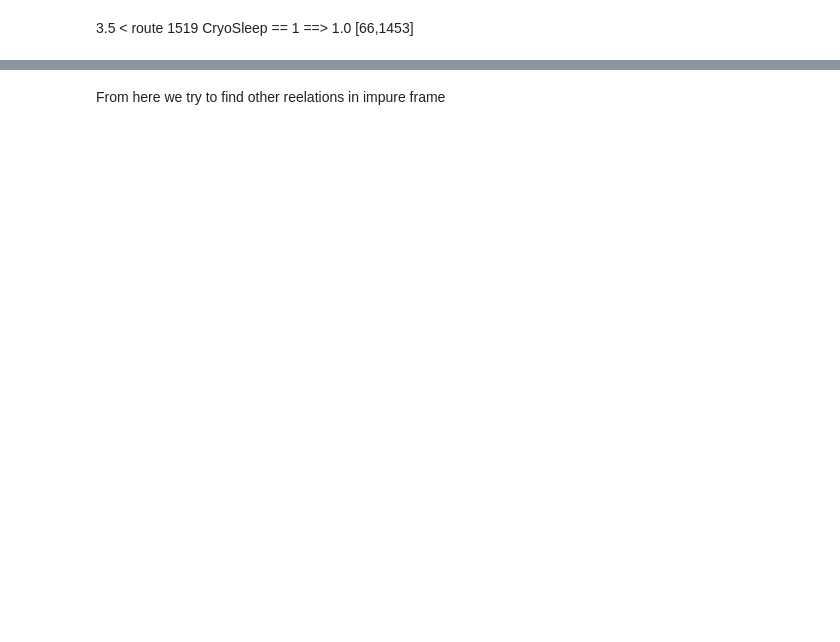
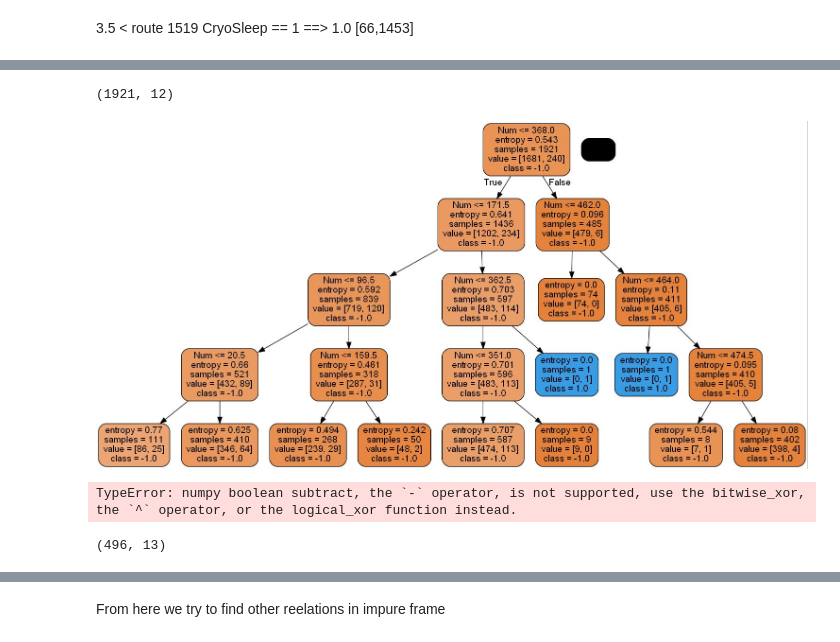
Before and after one commit to SergeyBubnov/spaceship, a Jupyter notebook: 2.ipynb, the cells around one changed output, grey strips where cells are left out. Saved outputs shown, nothing was run; the diff lists cells and outputs as text; code cells hidden in the pictures; blank space fills up the shorter version.

```diff
--- a/2.ipynb
+++ b/2.ipynb
@@ -24,0 +78,29 @@ df_impure.shape
+# %%
+mask1 = (df['CryoSleep'] == 0)&(df['route']>3.5)&(df['Age']>12.5)
+features = ['Age','VIP','RoomService','FoodCourt','ShoppingMall','Spa','VRDeck','Deck','Num','Side','route']
+df_rest1 = df[mask1][features+["Transported"]]
+df_rest1.shape
+# %% [output]
+(1921, 12)
+# %%
+dz = df_rest1
+
+c = ["Num","VRDeck","FoodCourt","Spa"]
+
+m1 = dz["VRDeck"].max()/10 #<350
+m2 = dz["FoodCourt"].max()/10 #<350
+m3 = dz["Spa"].max()/10  #<368
+
+dz["Transported"] = df_rest1["Spa"]>m3
+
+tree = ds.divide_frame(dataf = dz,columns = ["Num"],teacher_column = "Transported",classifier = 'Tree', criterion_tree = "entropy", depth = 4, random_state_sample = 5,fraction = 1)
+# %% [output]
+[figure, added]
+TypeError: numpy boolean subtract, the `-` operator, is not supported, use the bitwise_xor, the `^` operator, or the logical_xor function instead.
+# %%
+mask2 = (df['CryoSleep'] == 0)&(df['route']>3.5)&(df['Age']>12.5)&(df['Num']>=350) #unservices people
+df_rest2 = df[mask2]
+
+df_rest2.shape
+# %% [output]
+(496, 13)
```
Also changed, not shown: parts of 15 cells of this notebook, 2 other files.
